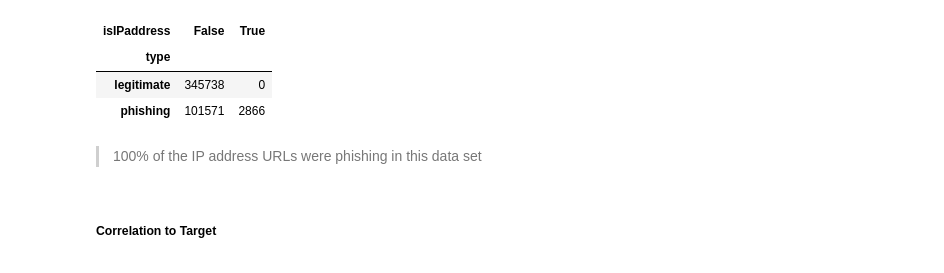
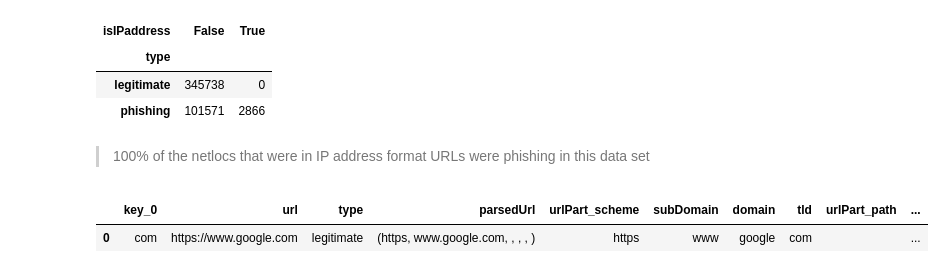
Before and after one commit to mdgarber/DetectPhishURL, a Jupyter notebook: DetectPhishURL/notebooks/detectPhishUrl.ipynb, the cells around one changed output. Cells and saved outputs as stored; diff of their text form; code cells hidden in the pictures.

```diff
--- a/DetectPhishURL/notebooks/detectPhishUrl.ipynb
+++ b/DetectPhishURL/notebooks/detectPhishUrl.ipynb
@@ -494,6 +494,4 @@ pd.crosstab(urlData['type'], urlData['isIPaddress'])
 | legitimate | 345738 | 0 |
 | phishing | 101571 | 2866 |
 # %% [markdown]
-> 100% of the IP address URLs were phishing in this data set
+> 100% of the netlocs that were in IP address format URLs were phishing in this data set
-# %% [markdown]
-##### Correlation to Target
@@ -504,0 +501,5 @@ pd.crosstab(urlData['type'], urlData['isIPaddress'])
+# %%
+urlData.head(1)
+# %% [output]
+|  | key_0 | url | type | parsedUrl | urlPart_scheme | subDomain | domain | tld | urlPart_path | ... |
+| 0 | com | https://www.google.com | legitimate | (https, www.google.com, , , , ) | https | www | google | com |  | ... |
```
Also changed, not shown: parts of 16 cells of this notebook.
